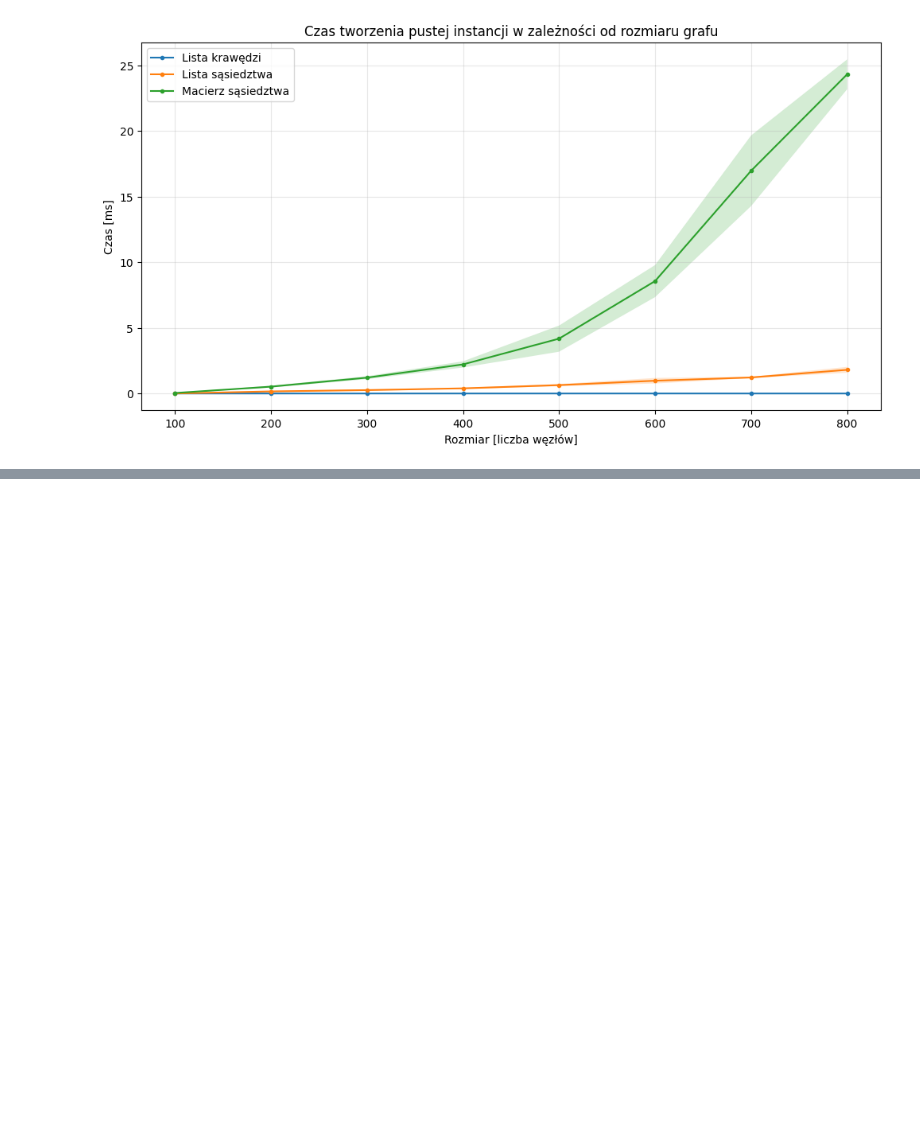
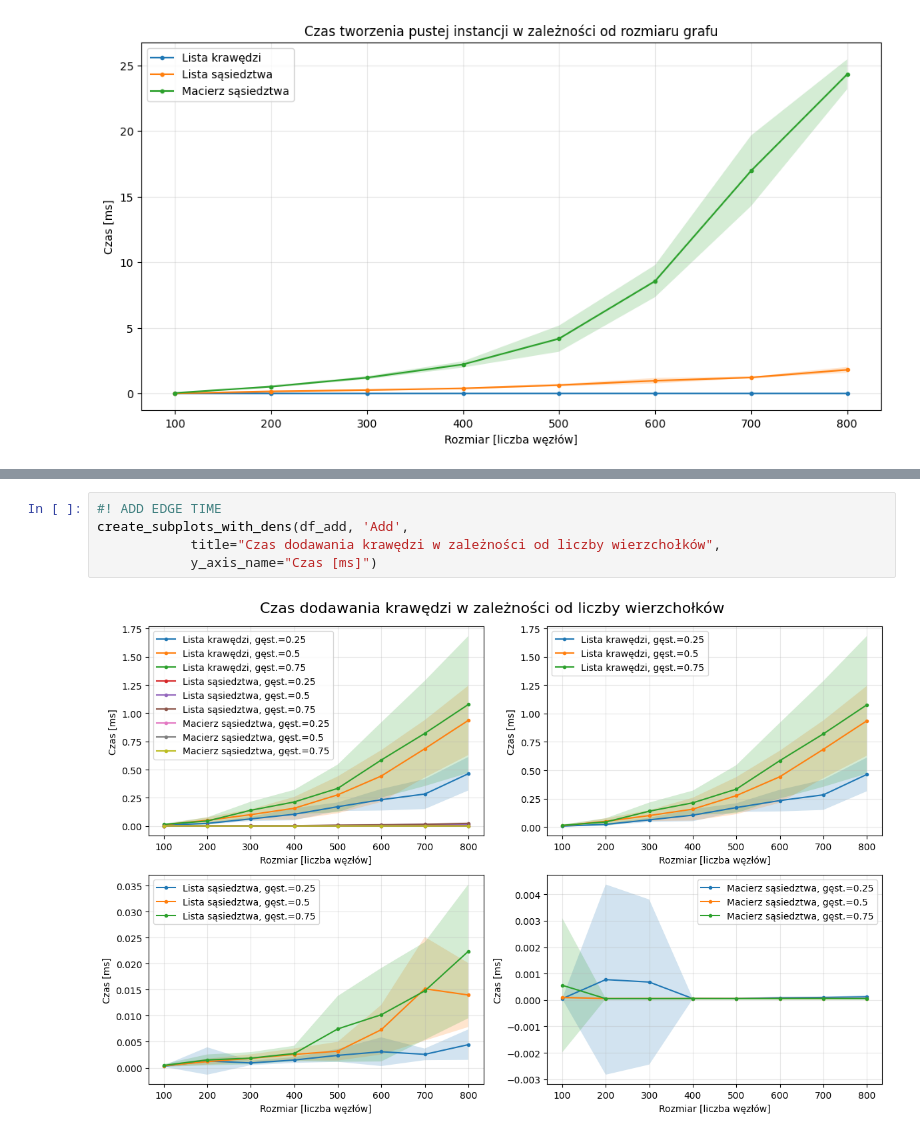
Before and after one commit to CenturionTheMan/ImplementationOfGraphStructures, a Jupyter notebook: DataAnalysis/analysis.ipynb, the cells around one changed output, grey strips where cells are left out. Saved outputs shown, nothing was run; the diff lists cells and outputs as text; blank space fills up the shorter version.

```diff
--- a/DataAnalysis/analysis.ipynb
+++ b/DataAnalysis/analysis.ipynb
@@ -200,0 +180,7 @@ create_plot(df_size, 'Memory', graph_types=TYPES,
+# %%
+#! ADD EDGE TIME
+create_subplots_with_dens(df_add, 'Add',
+            title="Czas dodawania krawędzi w zależności od liczby wierzchołków",
+            y_axis_name="Czas [ms]")
+# %% [output]
+[figure, added]
```
Also changed, not shown: parts of 4 cells of this notebook.
